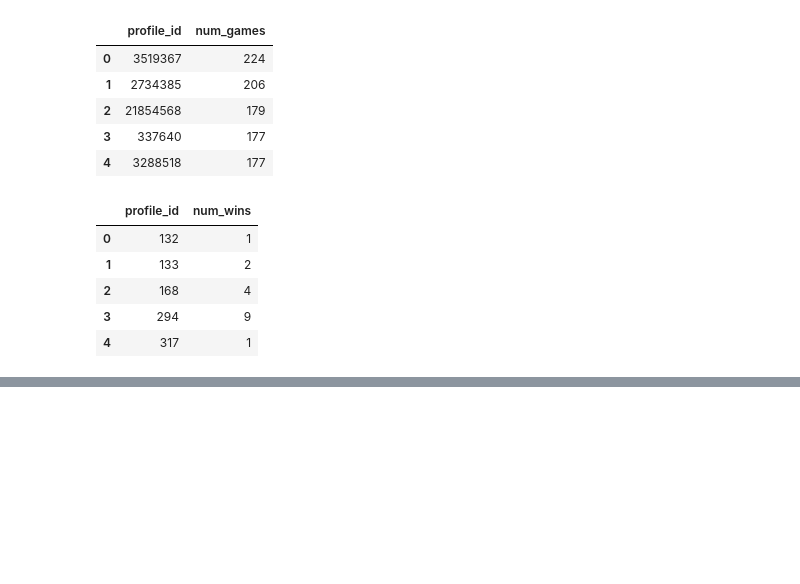
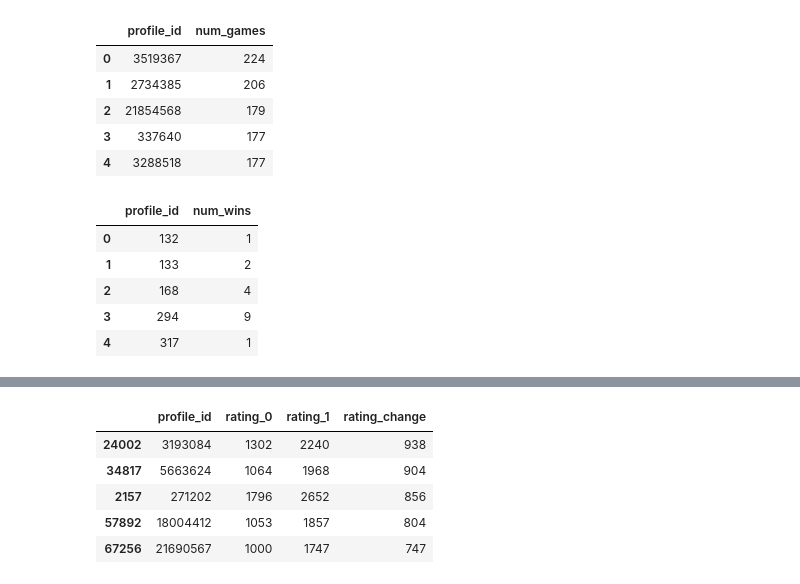
Before and after one commit to moraish/AOE_data_analysis, a Jupyter notebook: AOE_2_ANALYSIS_V1.ipynb, the cells around one changed output, grey strips where cells are left out. Saved outputs shown, nothing was run; the diff lists cells and outputs as text; code cells hidden in the pictures; blank space fills up the shorter version.

```diff
--- a/AOE_2_ANALYSIS_V1.ipynb
+++ b/AOE_2_ANALYSIS_V1.ipynb
@@ -624,0 +383,10 @@ By incorporating these additional analyses and visualizations, your project will
+# %%
+# Heighest rating gain
+rating_change.sort_values(by='rating_change', ascending=False).head()
+# %% [output]
+|  | profile_id | rating_0 | rating_1 | rating_change |
+| 24002 | 3193084 | 1302 | 2240 | 938 |
+| 34817 | 5663624 | 1064 | 1968 | 904 |
+| 2157 | 271202 | 1796 | 2652 | 856 |
+| 57892 | 18004412 | 1053 | 1857 | 804 |
+| 67256 | 21690567 | 1000 | 1747 | 747 |
```
Also changed, not shown: parts of 23 cells of this notebook.
